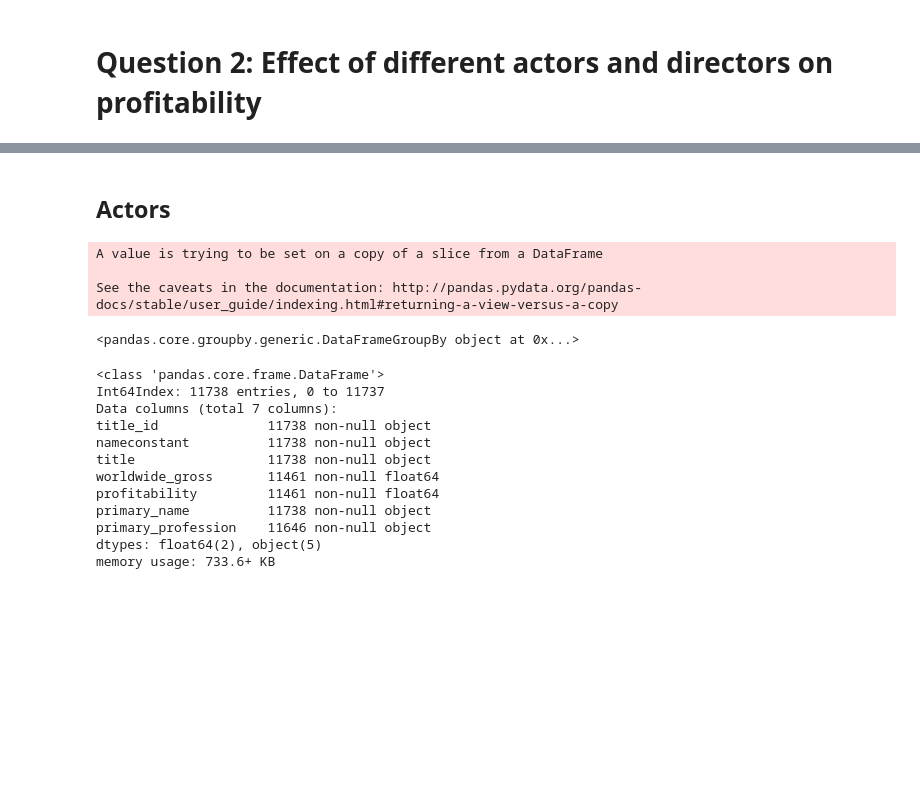
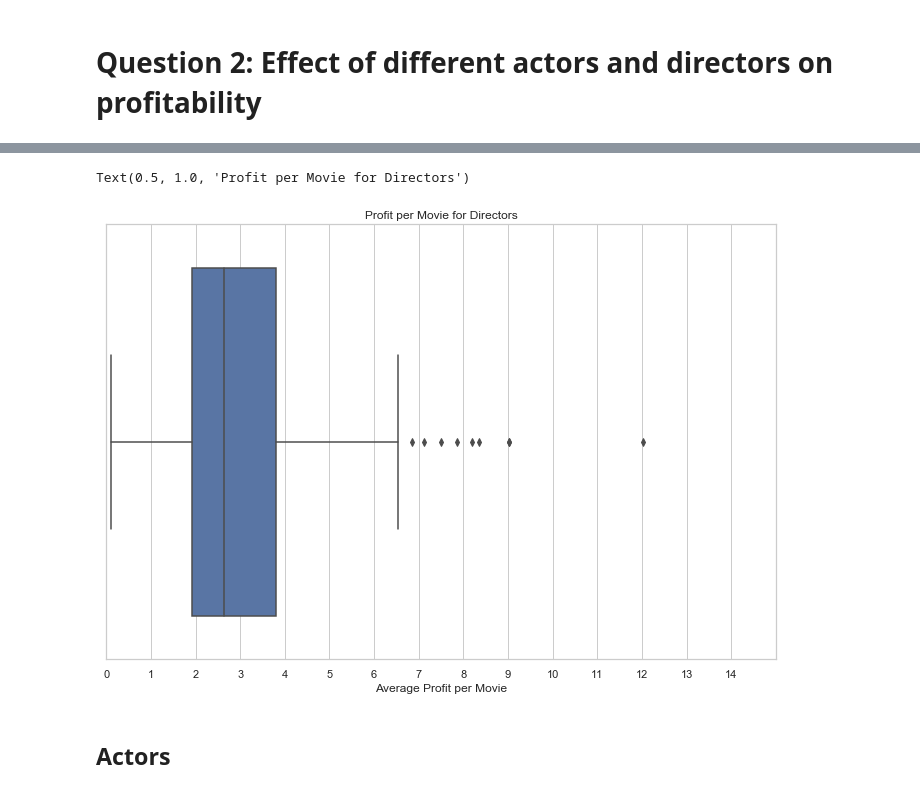
Before and after one commit to gideonk063/module_1_project, a Jupyter notebook: data/technical.ipynb, the cells around one changed output, grey strips where cells are left out. Cells and saved outputs as stored; diff of their text form; code cells hidden in the pictures; blank space fills up the shorter version.

```diff
--- a/data/technical.ipynb
+++ b/data/technical.ipynb
@@ -344,0 +291,4 @@ See the caveats in the documentation: http://pandas.pydata.org/pandas-docs/stabl
+# %%
+# print descriptive information on the overall list of directors profitability and worldwide gross
+multi_movie_directors['Average Worldwide Box Office'] = multi_movie_directors['Average Worldwide Box Office'].astype('int64').copy()
+multi_movie_directors.describe()
@@ -345,11 +305,17 @@ See the caveats in the documentation: http://pandas.pydata.org/pandas-docs/stabl
+# %%
+# create a bargraph to visualize the table printed above
+plt.figure(figsize=(12,8))
+sns.set(style='whitegrid')
+ax = sns.boxplot(x=multi_movie_directors['Average Profit per Movie'])
+plt.xlim(right=15, left=0)
+plt.xticks(range(0,15))
+plt.title('Profit per Movie for Directors')
+# %% [output]
+Text(0.5, 1.0, 'Profit per Movie for Directors')
+[figure, added]
 # %% [markdown]
 ## Actors
 # %%
+# set title principals column names to the standard names
 new_principals_title.rename(columns={'tconst': 'title_id', 'nconst': 'nameconstant'}, inplace=True)
 new_principals_title.dropna(inplace=True)
-new_principals_title.groupby(by='title_id')
-# %% [output]
-A value is trying to be set on a copy of a slice from a DataFrame
-
-See the caveats in the documentation: http://pandas.pydata.org/pandas-docs/stable/user_guide/indexing.html#returning-a-view-versus-a-copy
-<pandas.core.groupby.generic.DataFrameGroupBy object at 0x...>
@@ -358,16 +321,0 @@ principals_and_gross = pd.merge(new_principals_title, gross_and_titles, on='titl
-# %%
-principal_names_and_gross = pd.merge(principals_and_gross, new_name_basics, on='nameconstant')
-principal_names_and_gross.info()
-# %% [output]
-<class 'pandas.core.frame.DataFrame'>
-Int64Index: 11738 entries, 0 to 11737
-Data columns (total 7 columns):
-title_id              11738 non-null object
-nameconstant          11738 non-null object
-title                 11738 non-null object
-worldwide_gross       11461 non-null float64
-profitability         11461 non-null float64
-primary_name          11738 non-null object
-primary_profession    11646 non-null object
-dtypes: float64(2), object(5)
-memory usage: 733.6+ KB
```
Also changed, not shown: parts of 59 cells of this notebook, 10 other files.
